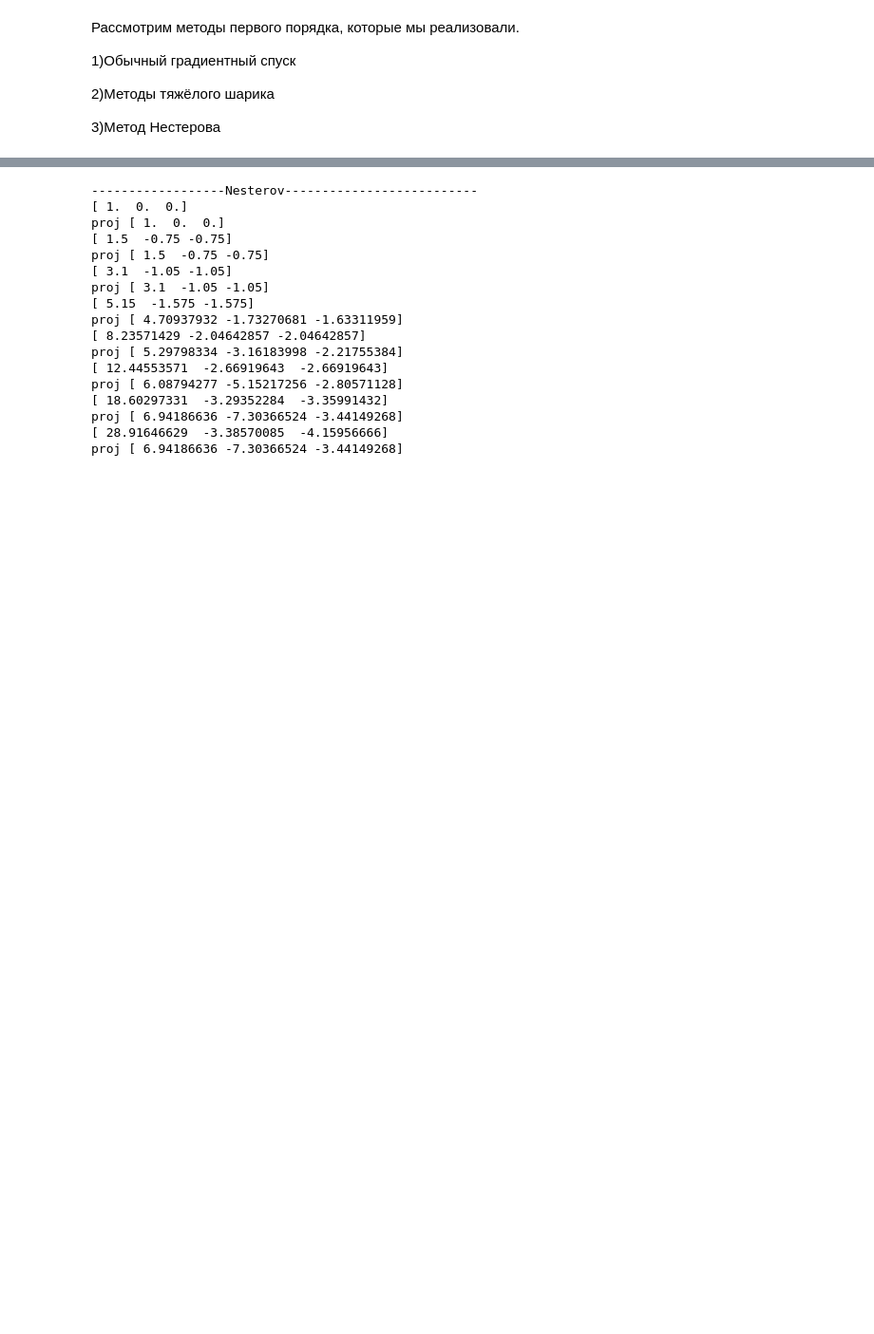
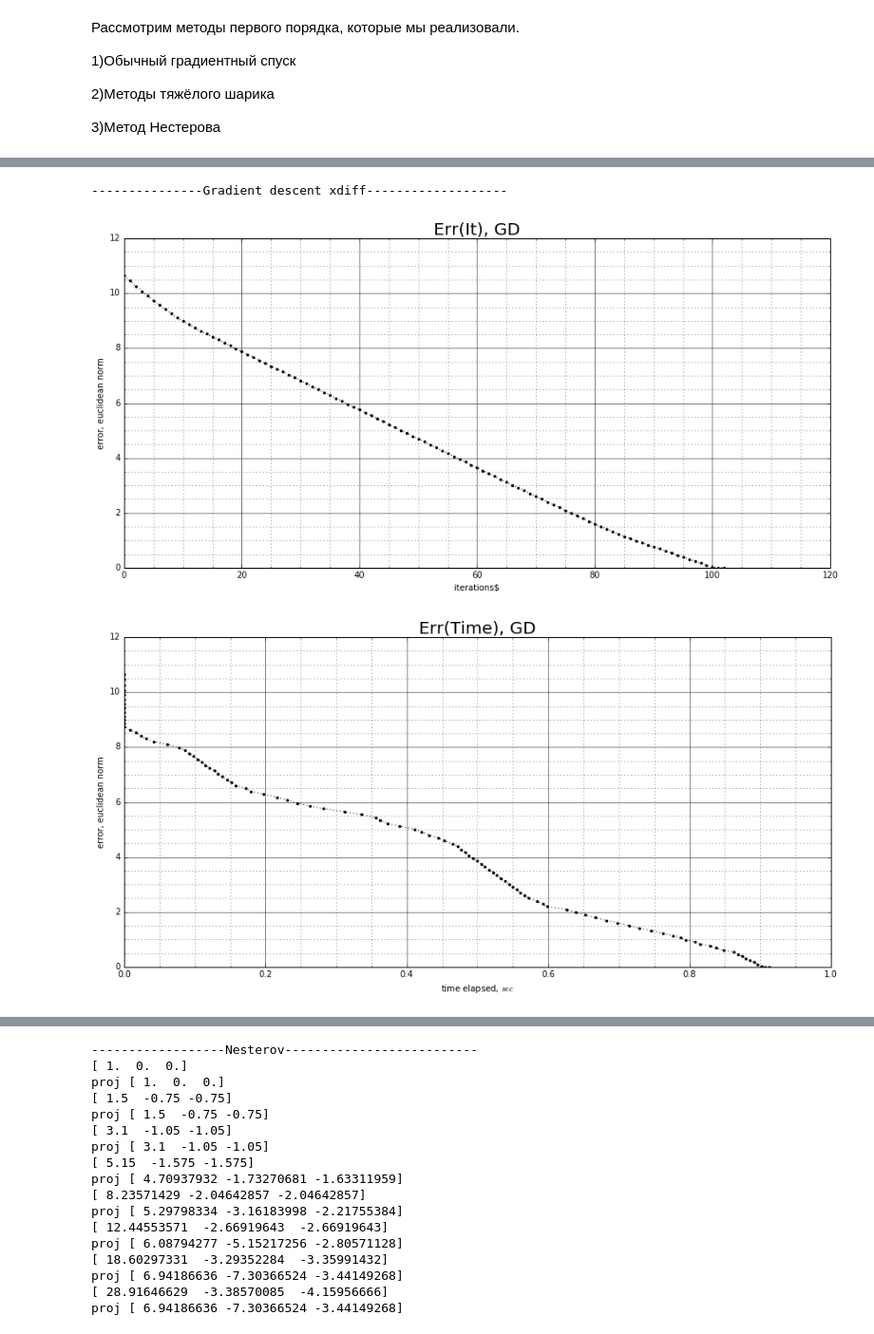
Before and after one commit to KaEuAn/ConvexOptimisationProject, a Jupyter notebook: presentation.ipynb, the cells around one changed output, grey strips where cells are left out. Shown at 95% size. Cells and saved outputs as stored; diff of their text form; code cells hidden in the pictures; blank space fills up the shorter version.

Commit message:
add xdiff criteria to presentation

```diff
--- a/presentation.ipynb
+++ b/presentation.ipynb
@@ -84,3 +84,23 @@ result.ShowTime("Err(Time), GD")
+# %%
+print("---------------Gradient descent xdiff-------------------")
+
+# gradient descent solver initialisation
+criteria = gd.stop_criterias.xdiff_stop_crit(0.0001)
+gradient_descent_task = gd.solver(oracle, constraints)
+gradient_descent_task.set_init_position(np.array([0.,0.,0.]))
+stp_size = gd.step_sizes.ConstantStepSize(alpha = 0.3)
+gradient_descent_task.set_step_size(stp_size)
+
+# launch
+result = gradient_descent_task.make(criteria)
+
+# result showing
+result.ShowIterations("Err(It), GD")
+result.ShowTime("Err(Time), GD")
+# %% [output]
+---------------Gradient descent xdiff-------------------
+[figure, added]
+[figure, added]
 # %%
 print("-------------------Heavy ball-------------------------")
 # heavy ball descent solver initialisation
```
Also changed, not shown: parts of 11 cells of this notebook.
